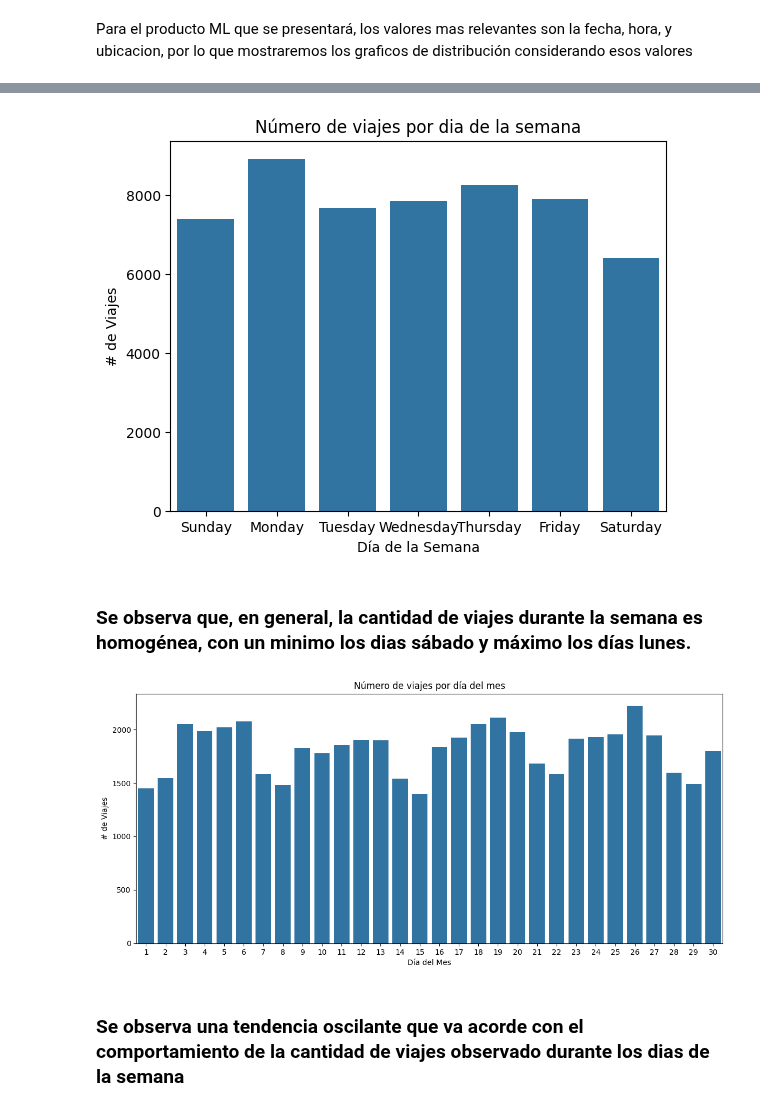
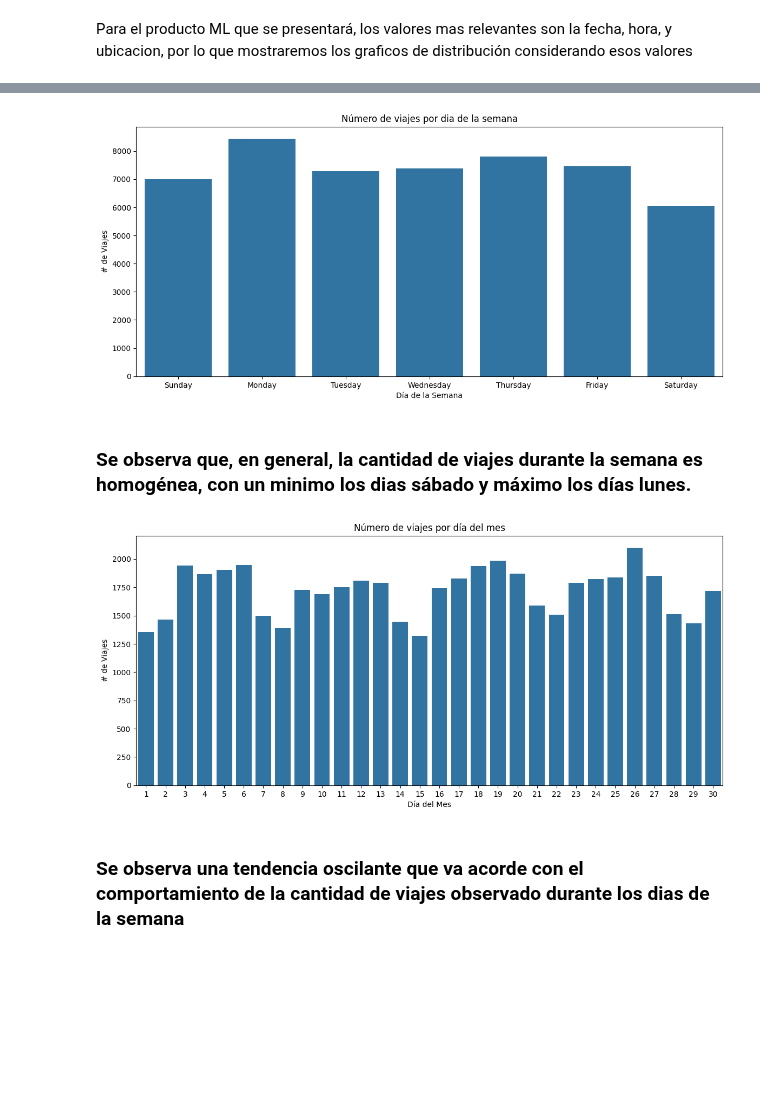
Before and after one commit to lmunozm1702/taxi_electrico_nyc, a Jupyter notebook: EDA/EDA green_tripdata_09_2024.ipynb, the cells around one changed output, grey strips where cells are left out. Cells and saved outputs as stored; diff of their text form; code cells hidden in the pictures; blank space fills up the shorter version.

```diff
--- a/EDA/EDA green_tripdata_09_2024.ipynb
+++ b/EDA/EDA green_tripdata_09_2024.ipynb
@@ -284,0 +344,5 @@ Otra cosa a resaltar es que la cantidad de viajes con valores cero es menor que
+# %%
+green_filtrado['trip_time'] = green_filtrado['lpep_dropoff_datetime']-green_filtrado['lpep_pickup_datetime']
+green_filtrado = green_filtrado[(green_filtrado['trip_time']>pd.Timedelta(0))&(green_filtrado['trip_distance']>0)].reset_index(drop=True)
+
+green_filtrado.shape
@@ -284,0 +354,3 @@ Otra cosa a resaltar es que la cantidad de viajes con valores cero es menor que
+# %%
+green_filtrado['avg_speed'] = green_filtrado['trip_distance']/(green_filtrado['trip_time']/pd.Timedelta(hours=1))
+green_filtrado['avg_speed'].dtype
@@ -284,0 +359,4 @@ Otra cosa a resaltar es que la cantidad de viajes con valores cero es menor que
+# %%
+green_filtrado = green_filtrado[(green_filtrado['avg_speed']>=0)&(green_filtrado['avg_speed']<=65)].reset_index(drop=True)
+
+green_filtrado.shape
@@ -289,6 +369,6 @@ A continuación pasaremos a mostrar graficamente algunas distribuciones presente
 # %% [markdown]
 Para el producto ML que se presentará, los valores mas relevantes son la fecha, hora, y ubicacion, por lo que mostraremos los graficos de distribución considerando esos valores
 # %%
-green_tripdata_sample['weekday']= green_tripdata_sample['lpep_pickup_datetime'].dt.day_name()
-green_tripdata_sample.head()
+green_filtrado['weekday']= green_filtrado['lpep_pickup_datetime'].dt.day_name()
+green_filtrado.head()
 # %% [output]
@@ -302,23 +381,22 @@ green_tripdata_sample.head()
 # %%
-sns.countplot(data=green_tripdata_sample,x='weekday',order=['Sunday','Monday','Tuesday','Wednesday','Thursday','Friday','Saturday'])
 plt.rcParams["figure.figsize"] = (14,6)
+sns.countplot(data=green_filtrado,x='weekday',order=['Sunday','Monday','Tuesday','Wednesday','Thursday','Friday','Saturday'])
 plt.title('Número de viajes por dia de la semana')
 plt.xlabel('Día de la Semana')
 plt.ylabel('# de Viajes')
 plt.show()
 # %% [output]
-[figure, old version]
+[figure, new version]
 # %% [markdown]
 ### Se observa que, en general, la cantidad de viajes durante la semana es homogénea, con un minimo los dias sábado y máximo los días lunes.
 # %%
-sns.countplot(data=green_tripdata_sample,x=green_tripdata_sample['lpep_pickup_datetime'].dt.day)
-plt.rcParams["figure.figsize"] = (14,6)
+sns.countplot(data=green_filtrado,x=green_filtrado['lpep_pickup_datetime'].dt.day)
 plt.title('Número de viajes por día del mes')
 plt.xlabel('Día del Mes')
 plt.ylabel('# de Viajes')
 plt.show()
 # %% [output]
-[figure, old version]
+[figure, new version]
 # %% [markdown]
 ### Se observa una tendencia oscilante que va acorde con el comportamiento de la cantidad de viajes observado durante los dias de la semana
 # %%
```
Also changed, not shown: parts of 82 cells of this notebook, 4 other files.
